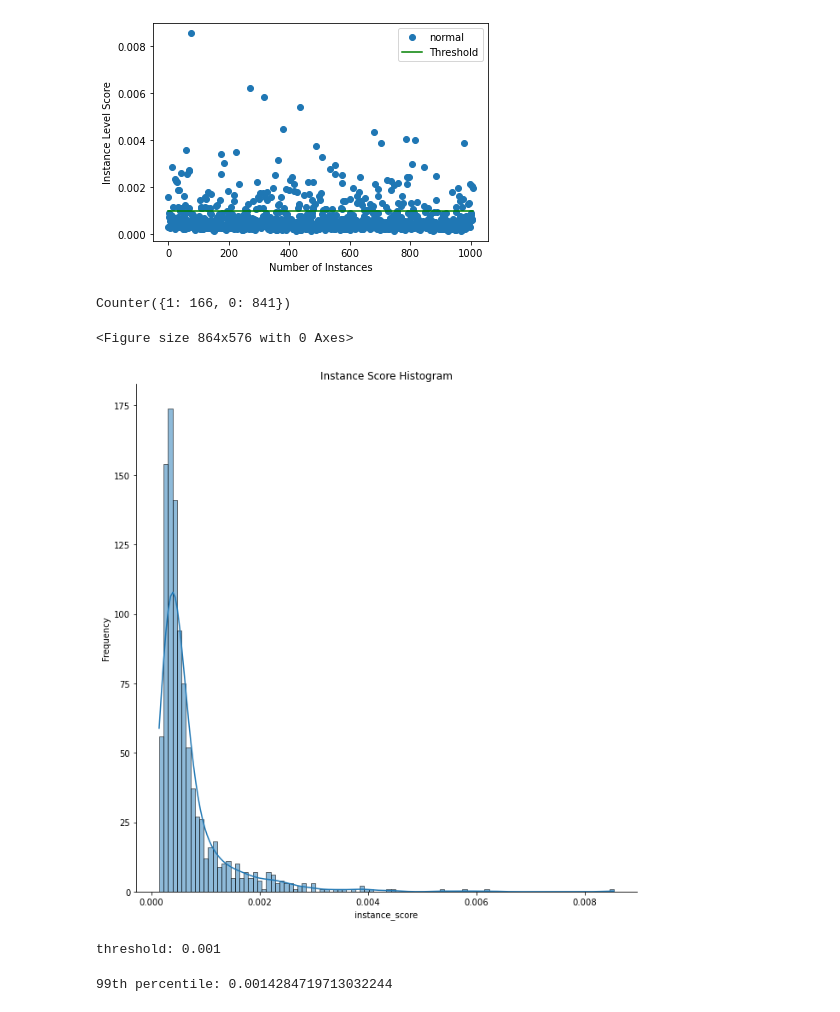
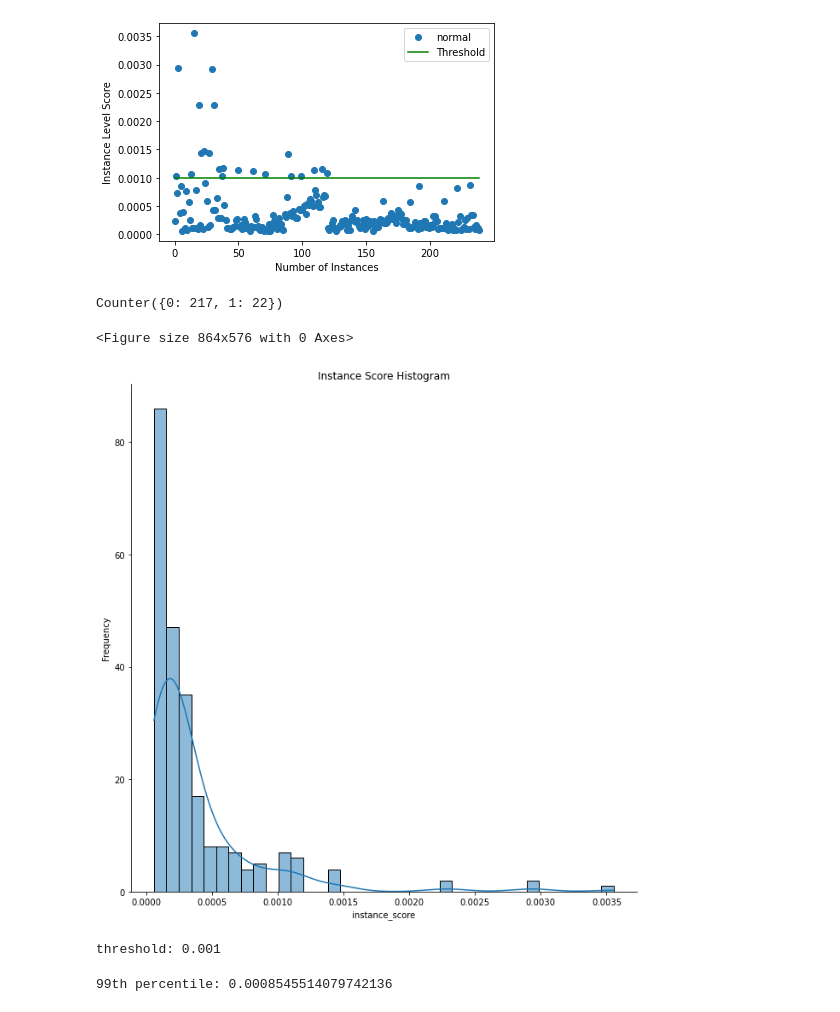
Before and after one commit to derevirn/cybord-projects, a Jupyter notebook: outlier-detection/notebooks/outlier_vae.ipynb, the cells around one changed output. Drawn from its saved outputs; the diff is of its cells as text; code cells hidden in the pictures.

```diff
--- a/outlier-detection/notebooks/outlier_vae.ipynb
+++ b/outlier-detection/notebooks/outlier_vae.ipynb
@@ -24,7 +27,7 @@ def img_to_np(path, resize = True):
     images = np.array(img_array)
     return images
 
-path = "D:\\cybord\\img\\comp4\\*.*"
+path = "D:\\cybord\\img\\capsule\\*.*"
 train = img_to_np(path)
 train = train.astype('float32') / 255.
 #test = test.astype('float32') / 255.
@@ -63,9 +66,9 @@ od = OutlierVAE( threshold = 0.001,
 adam = tf.keras.optimizers.Adam(lr=1e-4)
 
 # train
-od.fit(train, epochs=100, verbose=True,
+od.fit(train, epochs=250, verbose=True,
        loss_fn=elbo,
        optimizer = adam)
 
-#decoder_net.summary()
+decoder_net.summary()
 # %% [output]
@@ -89,16 +92,14 @@ od.fit(train, epochs=100, verbose=True,
 # %%
 preds = od.predict(train, outlier_type='instance',
-            return_instance_score=True,
-            return_feature_score=True)
-
+            return_instance_score=True)
 target = np.zeros(train.shape[0],).astype(int)
 labels = ['normal', 'outlier']
 plot_instance_score(preds, target, labels, od.threshold)
 
 Counter(preds['data']['is_outlier'])
 # %% [output]
-[figure, old version]
+[figure, new version]
-Counter({1: 166, 0: 841})
+Counter({0: 217, 1: 22})
 # %%
 import seaborn as sns
 
@@ -112,12 +113,12 @@ thresh = od.threshold
 print("threshold:", thresh)
 # %% [output]
 <Figure size 864x576 with 0 Axes>
-[figure, old version]
+[figure, new version]
 threshold: 0.001
 # %%
 print('99th percentile:', np.percentile(preds['data']['instance_score'], 90))
 # %% [output]
-99th percentile: 0.0014284719713032244
+99th percentile: 0.0008545514079742136
 # %%
 fpaths = glob.glob('img/*.*')
 for fname in fpaths:
```
Also changed, not shown: parts of 6 cells of this notebook, 3 other files.
